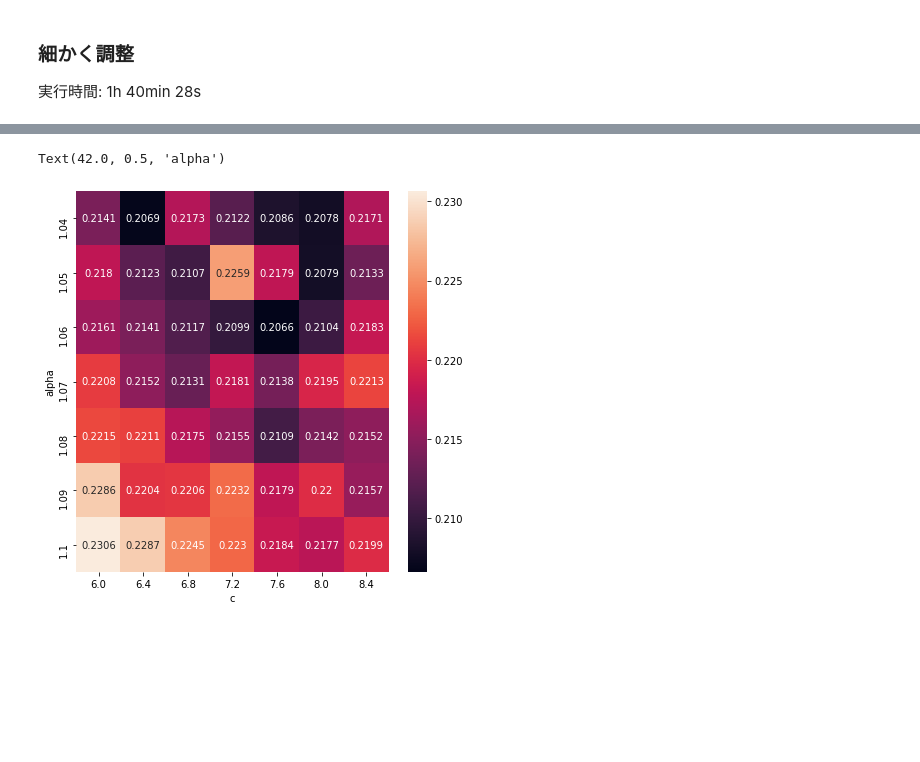
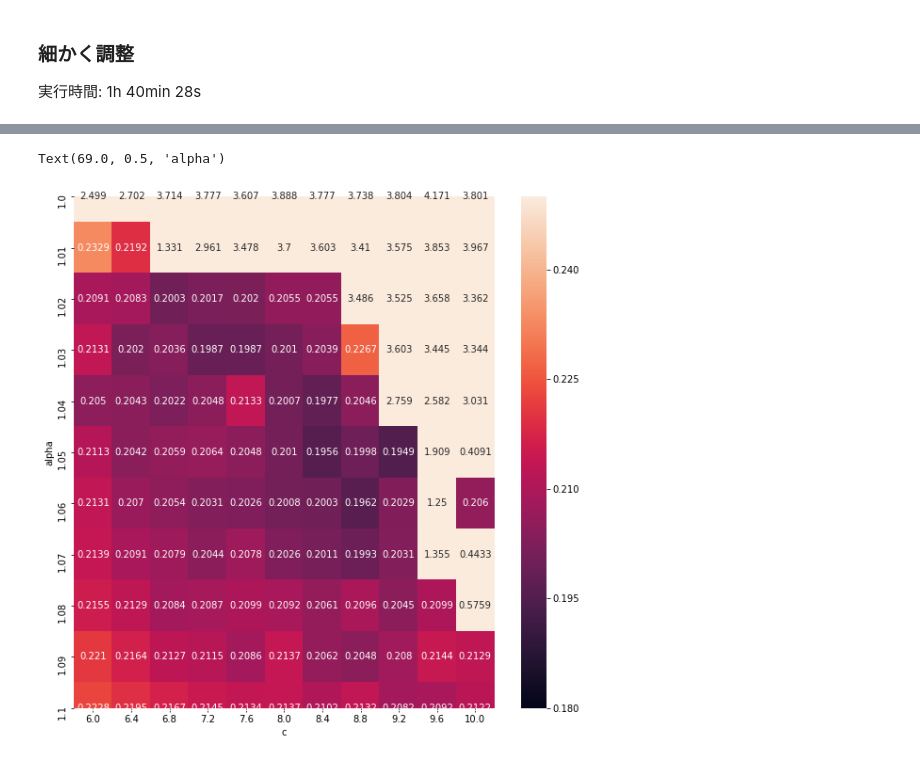
Before and after one commit to KotaTakeda/rccs_online_school, a Jupyter notebook: work_letkf.ipynb, the cells around one changed output, grey strips where cells are left out. Cells and saved outputs as stored; diff of their text form; code cells hidden in the pictures; blank space fills up the shorter version.

```diff
--- a/work_letkf.ipynb
+++ b/work_letkf.ipynb
@@ -170,12 +188,12 @@ Text(42.0, 0.5, 'alpha')
 # %%
 df = pd.read_csv('data/letkf/letkf_alpha_c_detail.csv', index_col=0, header=0)
-fig, ax = plt.subplots(figsize=(7,7))
-sns.heatmap(df.iloc[4:, :7], annot=True, fmt='.4g')
+fig, ax = plt.subplots(figsize=(10,10))
+sns.heatmap(df.iloc[:, :], annot=True, fmt='.4g', vmax=0.25, vmin=0.18)
 ax.set_xlabel('c')
 ax.set_ylabel('alpha')
 # %% [output]
-Text(42.0, 0.5, 'alpha')
+Text(69.0, 0.5, 'alpha')
-[figure, old version]
+[figure, new version]
 # %%
 %%time
 m = 20
```
Also changed, not shown: parts of 2 cells of this notebook, 1 other file.
